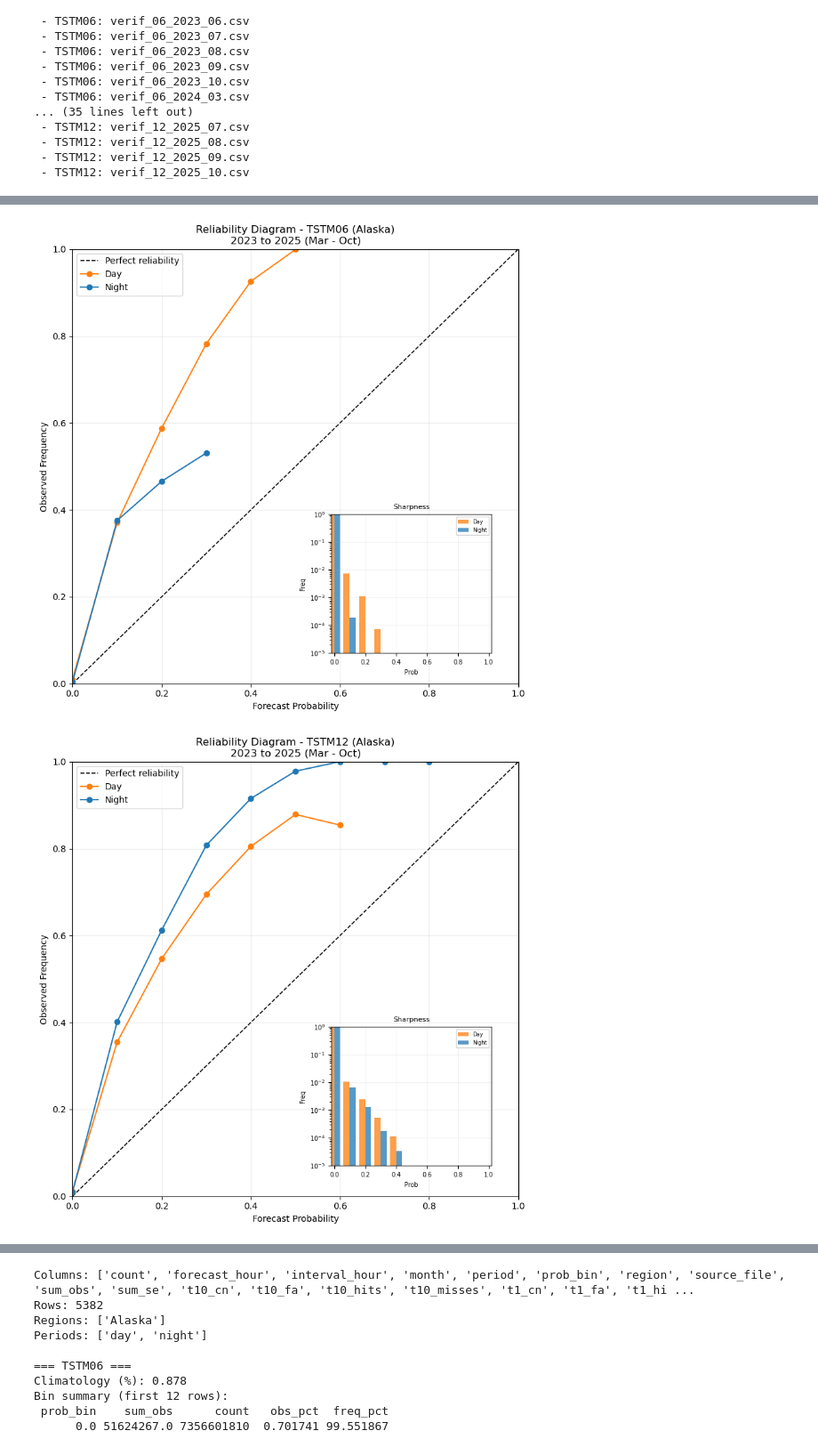
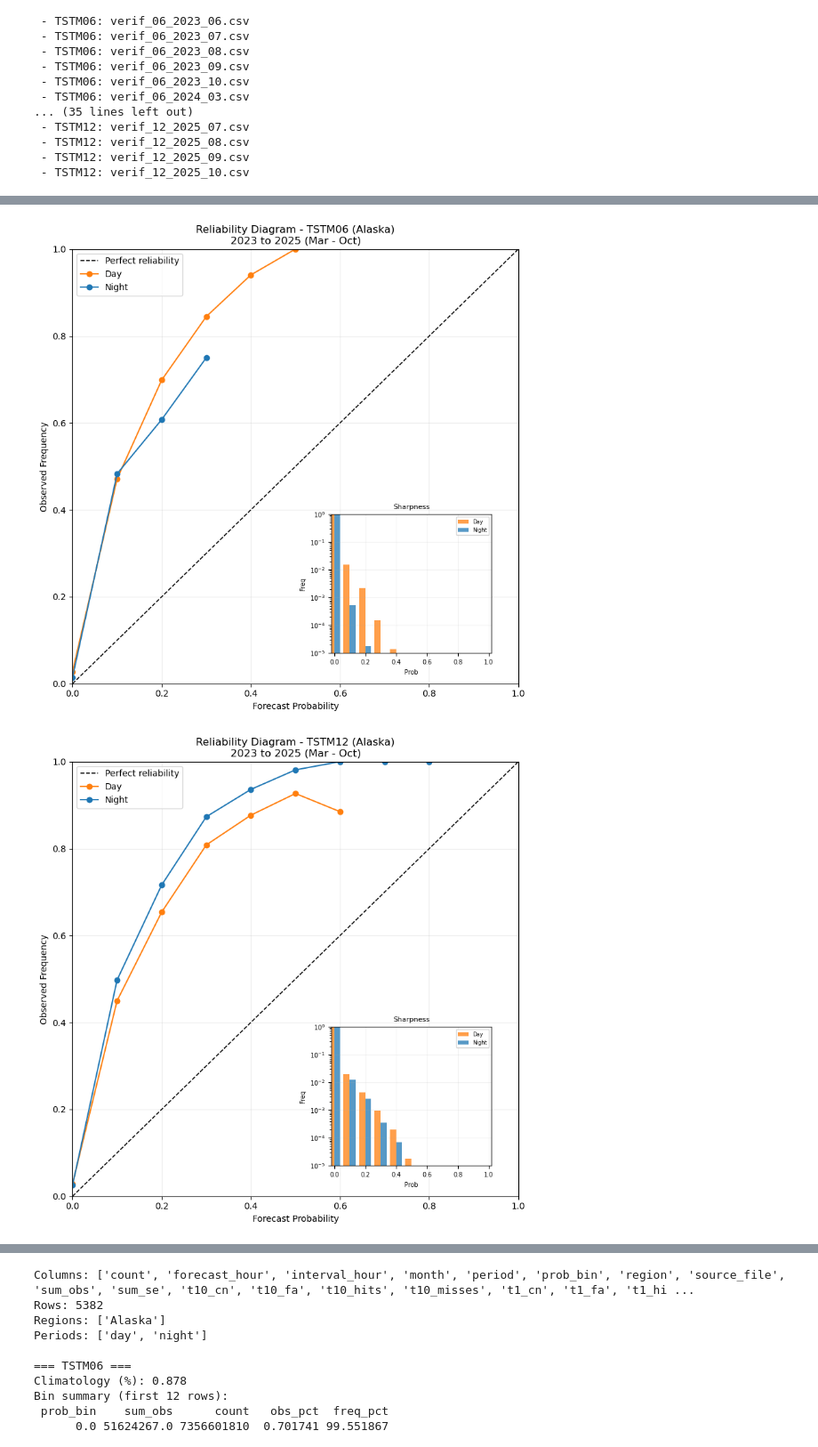
Before and after one commit to david-levin11/prob_thunder, a Jupyter notebook: prob_thunder_gridded_reliability_plot_with_diagnostics.ipynb, the cells around one changed output, grey strips where cells are left out. Shown at 89% size. Drawn from its saved outputs; the diff is of its cells as text; code cells hidden in the pictures.

Commit message:
Updated to work with AICC/Union/GLD lightning datasets

```diff
--- a/prob_thunder_gridded_reliability_plot_with_diagnostics.ipynb
+++ b/prob_thunder_gridded_reliability_plot_with_diagnostics.ipynb
@@ -26,7 +26,7 @@ import pandas as pd
 import matplotlib.pyplot as plt
 
 # Folder containing monthly verification CSV files.
-csv_dir = Path(r"C:\Users\David.Levin\NBMLightningVer\aicc_monthly_stats")
+csv_dir = Path(r"C:\Users\David.Levin\NBMLightningVer\union_monthly_stats")
 
 # Choose years and months to load.
 years = range(2023, 2026)  # 2023, 2024, 2025
@@ -370,36 +370,36 @@ for type_tag in sorted(df['tstm_type'].dropna().astype(str).unique()):
             night_rel['freq'] = night_rel['count'] / night_rel['count'].sum()
             inset_ax.bar(
                 night_rel['prob_bin'] + 0.02,
                 night_rel['freq'],
                 width=0.04,
                 color='tab:blue',
                 alpha=0.75,
                 label='Night',
             )
 
         inset_ax.set_xlim(-0.02, 1.02)
         inset_ax.set_yscale('log')
         inset_ax.set_ylim(1e-5, 1)
         inset_ax.set_title('Sharpness', fontsize=8)
         inset_ax.set_xlabel('Prob', fontsize=7)
         inset_ax.set_ylabel('Freq', fontsize=7)
         inset_ax.tick_params(axis='both', labelsize=7)
         inset_ax.grid(True, alpha=0.15)
         inset_ax.legend(loc='upper right', fontsize=6, frameon=True)
 
         # Optional file path for saving plots; currently display-only.
         region_slug = ''.join(ch if str(ch).isalnum() else '_' for ch in str(region_name)).strip('_')
-        out_png = csv_dir / f"verif_{file_tag}_reliability_day_night_{region_slug}.png"
+        out_png = csv_dir / f"verif_{file_tag}_reliability_day_night_{region_slug}_union.png"
         plt.tight_layout()
-        # plt.savefig(out_png, dpi=150)
+        plt.savefig(out_png, dpi=150)
         plt.show()
         # print(f"Saved (TSTM{type_tag}, {region_name}): {out_png}")
 
 stats_df = pd.DataFrame(region_stats)
 print('\nPer-region stats:')
 print(stats_df.to_string(index=False))
 # %% [output]
-[figure, old version]
+[figure, new version]
-[figure, old version]
+[figure, new version]
 Per-region stats:
 tstm_type region  rows  total_count     sum_obs  overall_obs_freq  day_bins  night_bins
```
Also changed, not shown: parts of 4 cells of this notebook, 7 other files.
